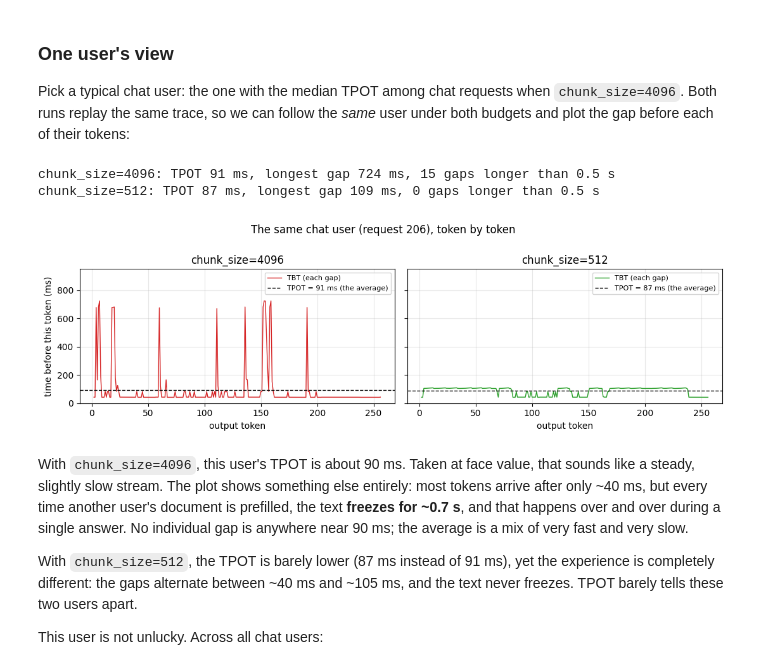
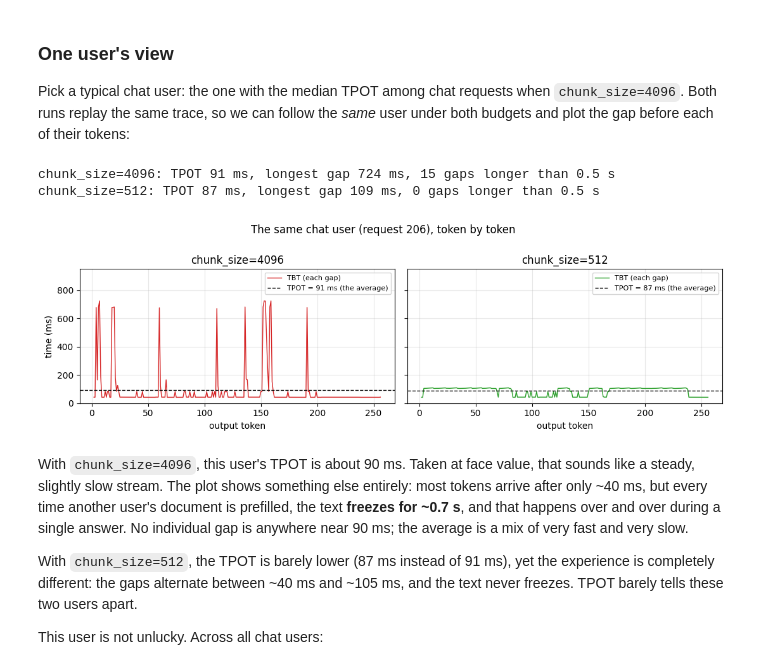
Before and after one commit to kwmaeng91/studying-llm-systems-without-gpus, a Jupyter notebook: docs/lectures/03-chunked-prefill.ipynb, the cells around one changed output. Saved outputs shown, nothing was run; the diff lists cells and outputs as text; code cells hidden in the pictures.

```diff
--- a/docs/lectures/03-chunked-prefill.ipynb
+++ b/docs/lectures/03-chunked-prefill.ipynb
@@ -565,24 +565,24 @@ user under both budgets and plot the gap before each of their tokens:
 # %%
 is_chat = loaded[4096].requests["request_num_prefill_tokens"].values < 1000
 chat_ids = np.where(is_chat)[0]
 user = chat_ids[np.argsort(loaded[4096].tpot.values[chat_ids])[len(chat_ids) // 2]]
 
 fig, ax = plt.subplots(1, 2, figsize=(11, 3.4), sharey=True)
 for a, (c, color) in zip(ax, ((4096, "C3"), (512, "C2"))):
     gaps, tpot = 1e3 * tbt[c][user], 1e3 * loaded[c].tpot[user]
     a.plot(np.arange(2, len(gaps) + 2), gaps, color=color, lw=1, label="TBT (each gap)")
     a.axhline(tpot, color="k", ls="--", lw=1, label=f"TPOT = {tpot:.0f} ms (the average)")
     a.legend(loc="upper right", fontsize=8)
     a.set(xlabel="output token", title=f"chunk_size={c}", ylim=(0, 950))
     print(f"chunk_size={c}: TPOT {tpot:.0f} ms, longest gap {gaps.max():.0f} ms, "
           f"{(gaps > 500).sum()} gaps longer than 0.5 s")
-ax[0].set_ylabel("time before this token (ms)")
+ax[0].set_ylabel("time (ms)")
 fig.suptitle(f"The same chat user (request {user}), token by token", y=1.0)
 fig.tight_layout()
 # %% [output]
 chunk_size=4096: TPOT 91 ms, longest gap 724 ms, 15 gaps longer than 0.5 s
 chunk_size=512: TPOT 87 ms, longest gap 109 ms, 0 gaps longer than 0.5 s
-[figure, old version]
+[figure, new version]
 # %% [markdown]
 With `chunk_size=4096`, this user's TPOT is about 90 ms. Taken at face value,
 that sounds like a steady, slightly slow stream. The plot shows something else
```
Also changed, not shown: 9 other files.
